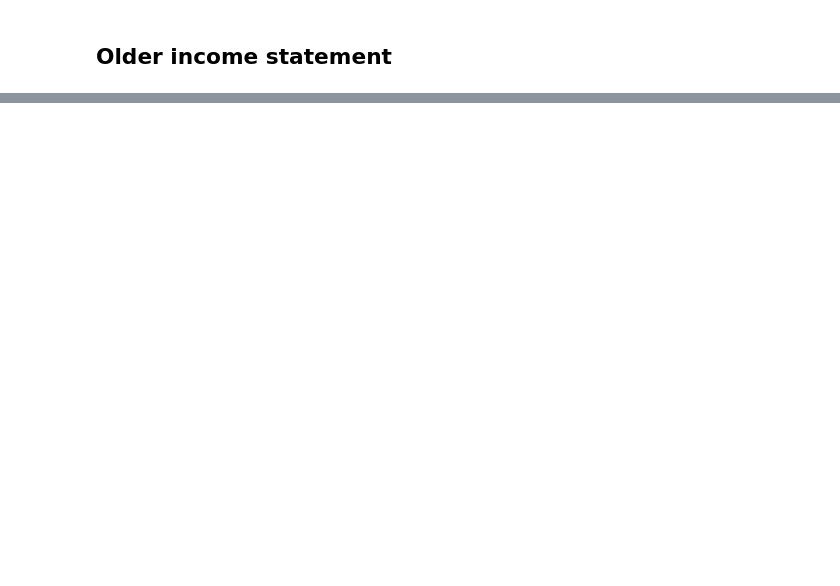
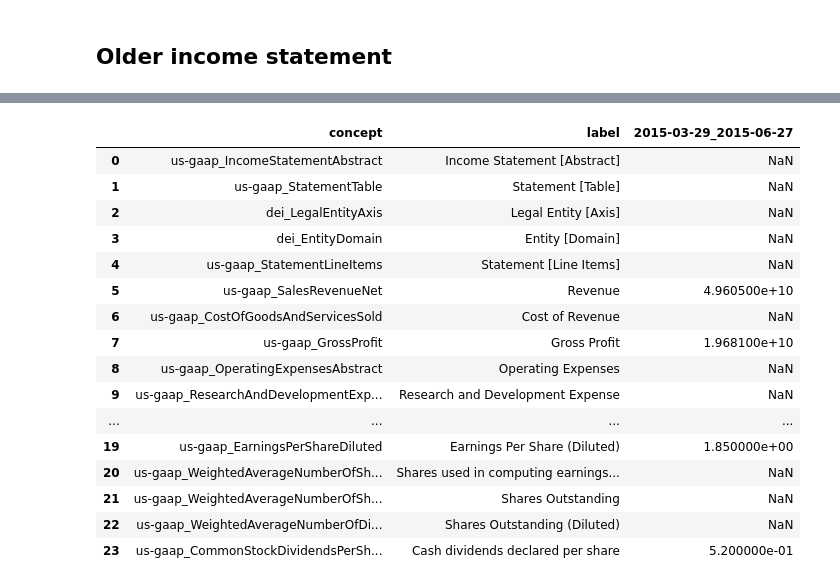
Before and after one commit to dgunning/edgartools, a Jupyter notebook: notebooks/XBRL2-StandarizedStaments.ipynb, the cells around one changed output, grey strips where cells are left out. Cells and saved outputs as stored; diff of their text form; code cells hidden in the pictures; blank space fills up the shorter version.

Commit message:
Minor XBRL2 notebook changes

```diff
--- a/notebooks/XBRL2-StandarizedStaments.ipynb
+++ b/notebooks/XBRL2-StandarizedStaments.ipynb
@@ -198,0 +199,21 @@ xbrl.statements.income_statement()
+# %%
+df = xbrl.statements.income_statement().to_dataframe()
+df[['concept', 'label', '2015-03-29_2015-06-27']]
+# %% [output]
+|  | concept | label | 2015-03-29_2015-06-27 |
+| 0 | us-gaap_IncomeStatementAbstract | Income Statement [Abstract] | NaN |
+| 1 | us-gaap_StatementTable | Statement [Table] | NaN |
+| 2 | dei_LegalEntityAxis | Legal Entity [Axis] | NaN |
+| 3 | dei_EntityDomain | Entity [Domain] | NaN |
+| 4 | us-gaap_StatementLineItems | Statement [Line Items] | NaN |
+| 5 | us-gaap_SalesRevenueNet | Revenue | 4.960500e+10 |
+| 6 | us-gaap_CostOfGoodsAndServicesSold | Cost of Revenue | NaN |
+| 7 | us-gaap_GrossProfit | Gross Profit | 1.968100e+10 |
+| 8 | us-gaap_OperatingExpensesAbstract | Operating Expenses | NaN |
+| 9 | us-gaap_ResearchAndDevelopmentExp... | Research and Development Expense | NaN |
+| ... | ... | ... | ... |
+| 19 | us-gaap_EarningsPerShareDiluted | Earnings Per Share (Diluted) | 1.850000e+00 |
+| 20 | us-gaap_WeightedAverageNumberOfSh... | Shares used in computing earnings... | NaN |
+| 21 | us-gaap_WeightedAverageNumberOfSh... | Shares Outstanding | NaN |
+| 22 | us-gaap_WeightedAverageNumberOfDi... | Shares Outstanding (Diluted) | NaN |
+| 23 | us-gaap_CommonStockDividendsPerSh... | Cash dividends declared per share | 5.200000e-01 |
```
Also changed, not shown: parts of 1 cell of this notebook, 1 other file.
